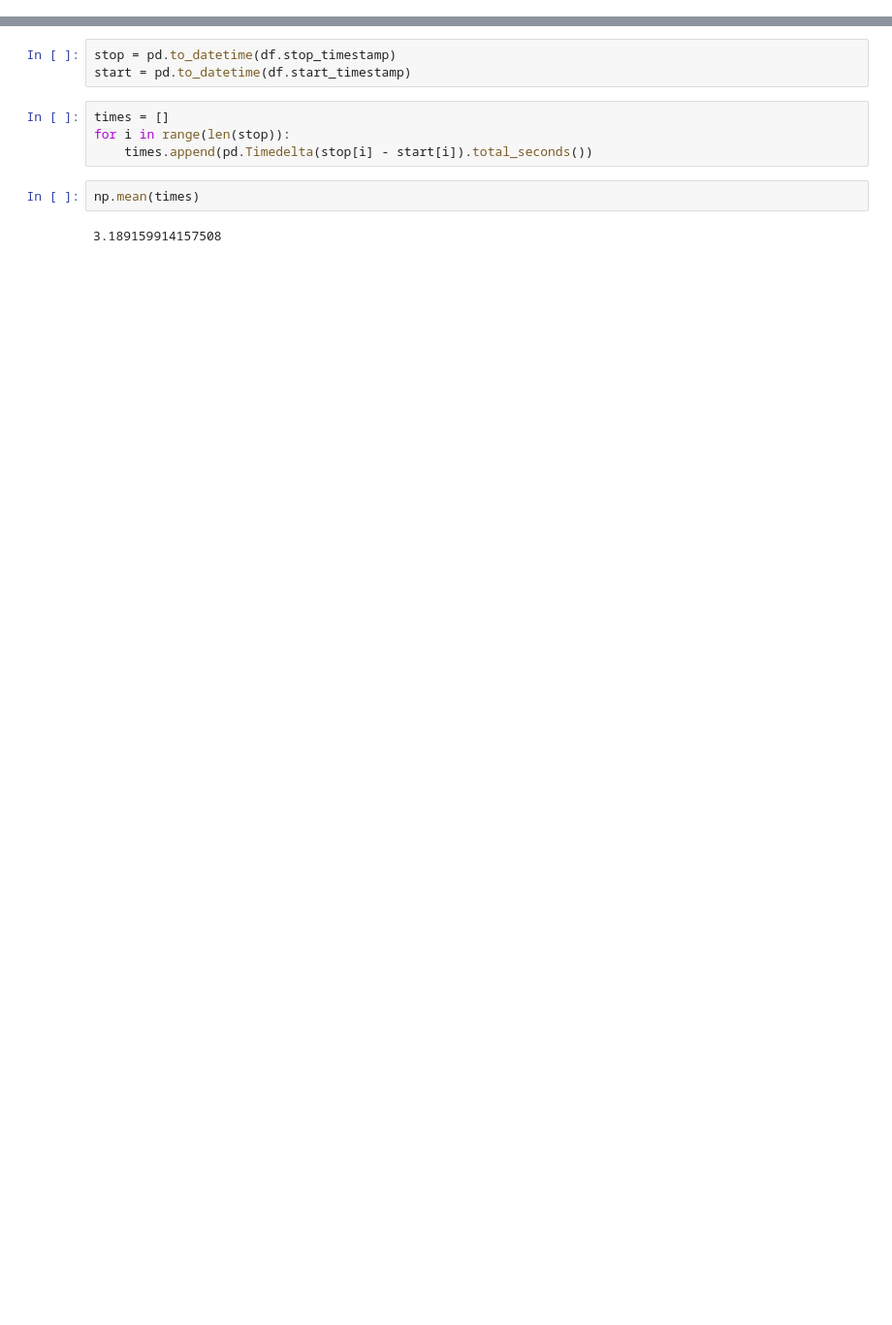
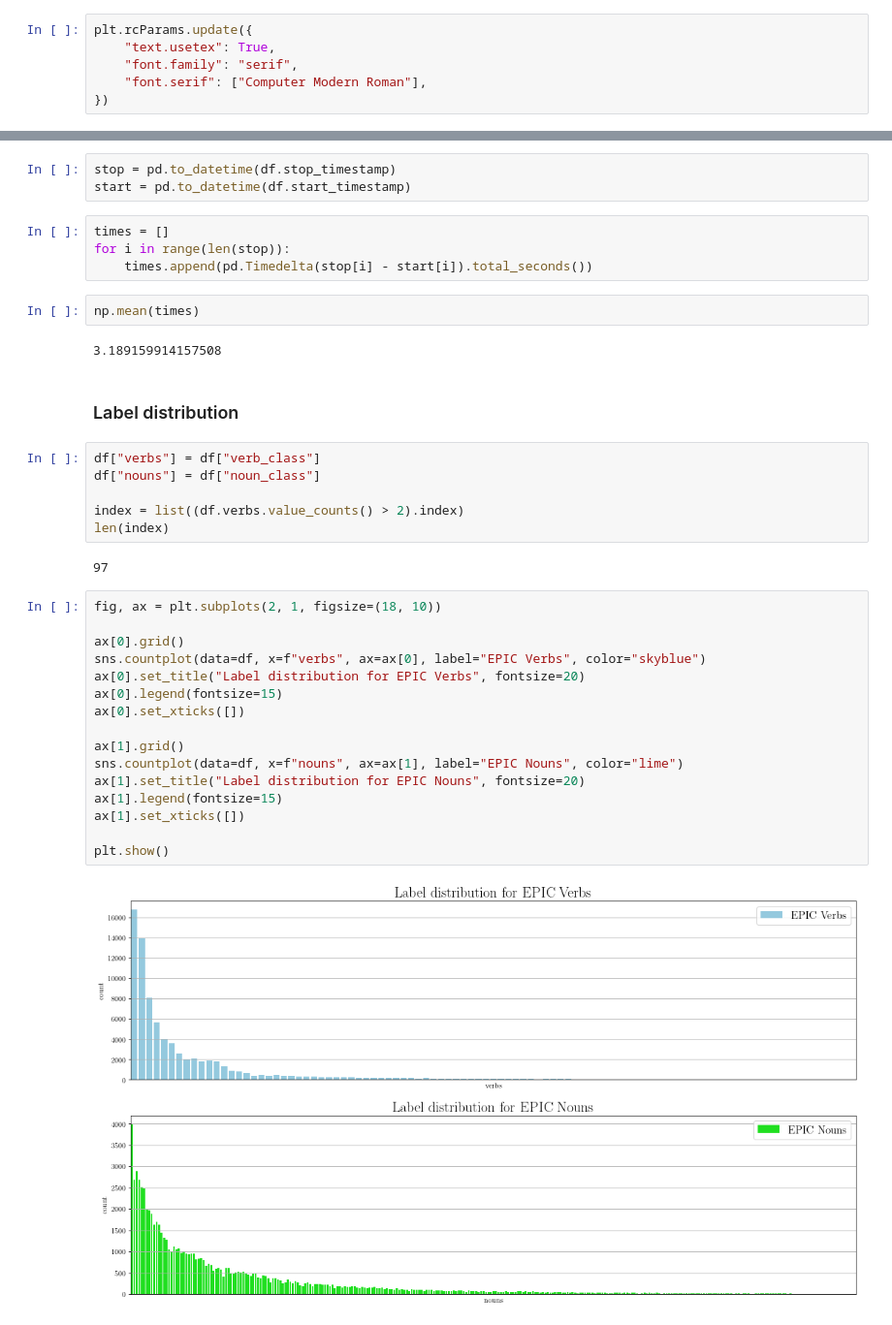
Before and after one commit to bpiyush/ViDA-SSL, a Jupyter notebook: misc/dataset-stats/epic.ipynb, the cells around one changed output, grey strips where cells are left out. Shown: that part at 97% size. Drawn from its saved outputs; the diff is of its cells as text; blank space fills up the shorter version.

```diff
--- a/misc/dataset-stats/epic.ipynb
+++ b/misc/dataset-stats/epic.ipynb
@@ -12,5 +14,11 @@ import pandas as pd
 
 from utils.io import load_json, load_txt
+# %%
+plt.rcParams.update({
+    "text.usetex": True,
+    "font.family": "serif",
+    "font.serif": ["Computer Modern Roman"],
+})
 # %%
 train_split_file = "/Users/piyush/projects/ViDA-SSL/data/EPIC-KITCHENS-100/splits/EPIC_100_train.csv"
 val_split_file = "/Users/piyush/projects/ViDA-SSL/data/EPIC-KITCHENS-100/splits/EPIC_100_validation.csv"
@@ -39,3 +49,31 @@ for i in range(len(stop)):
 np.mean(times)
 # %% [output]
 3.189159914157508
+# %% [markdown]
+### Label distribution
+# %%
+df["verbs"] = df["verb_class"]
+df["nouns"] = df["noun_class"]
+
+index = list((df.verbs.value_counts() > 2).index)
+len(index)
+# %% [output]
+97
+# %%
+fig, ax = plt.subplots(2, 1, figsize=(18, 10))
+
+ax[0].grid()
+sns.countplot(data=df, x=f"verbs", ax=ax[0], label="EPIC Verbs", color="skyblue")
+ax[0].set_title("Label distribution for EPIC Verbs", fontsize=20)
+ax[0].legend(fontsize=15)
+ax[0].set_xticks([])
+
+ax[1].grid()
+sns.countplot(data=df, x=f"nouns", ax=ax[1], label="EPIC Nouns", color="lime")
+ax[1].set_title("Label distribution for EPIC Nouns", fontsize=20)
+ax[1].legend(fontsize=15)
+ax[1].set_xticks([])
+
+plt.show()
+# %% [output]
+[figure, added]
```
Also changed, not shown: parts of 2 cells of this notebook, 7 other files.
